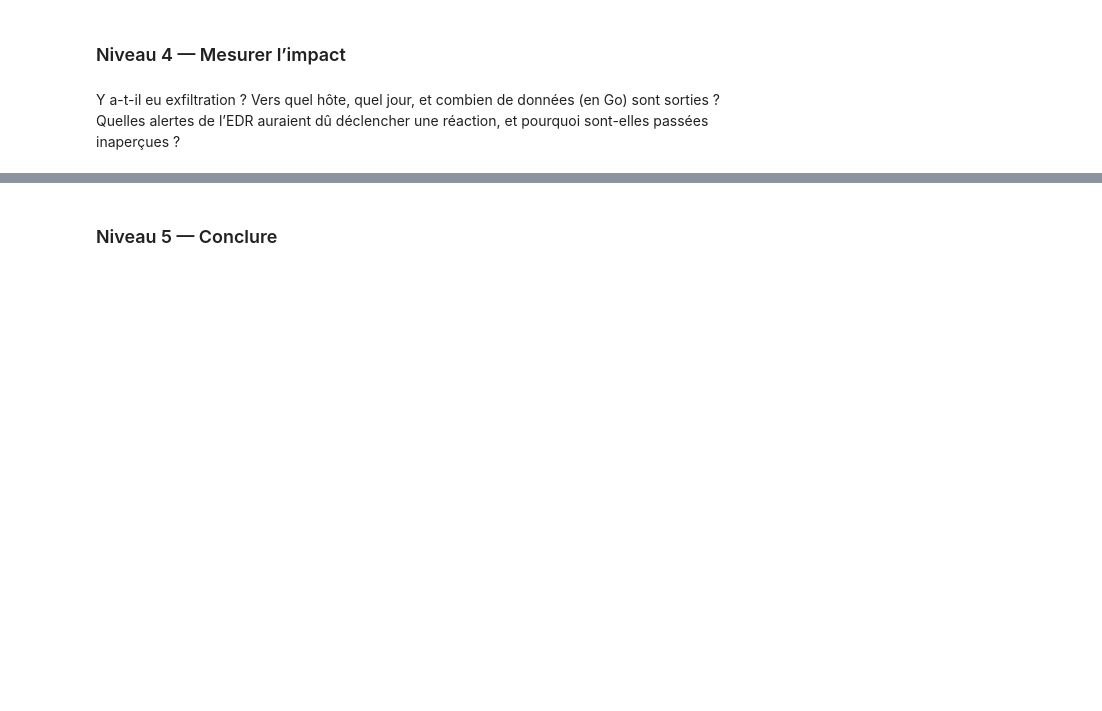
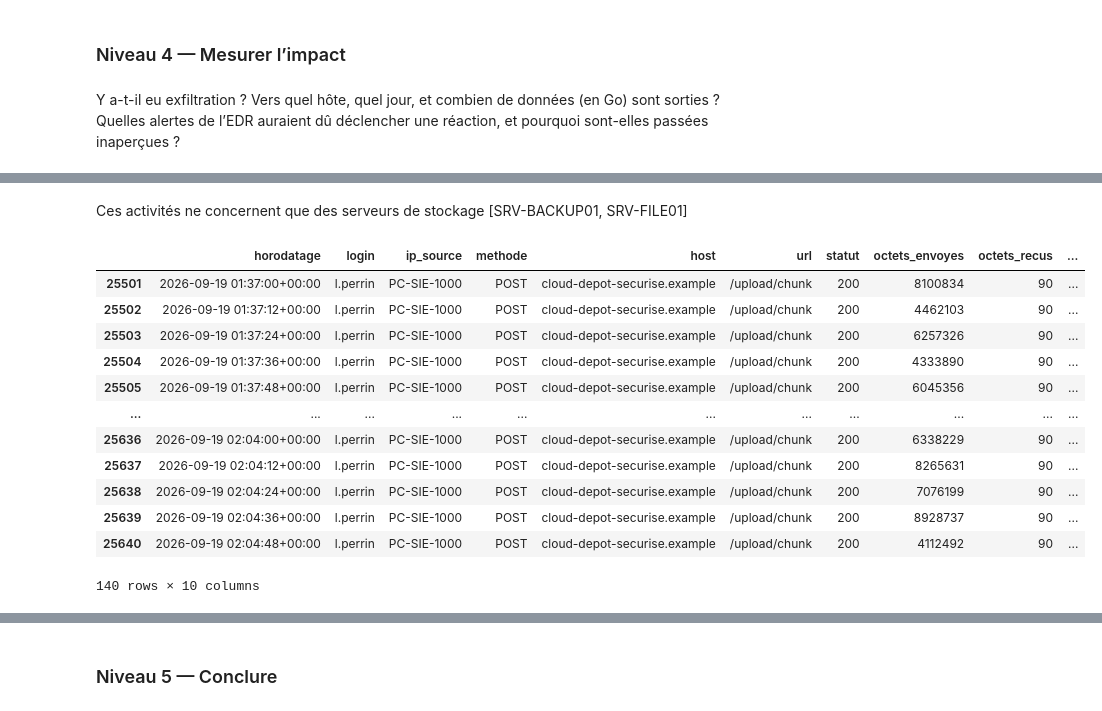
Before and after one commit to AaronRandrianarisona/projet_analyse_incident_securite, a Jupyter notebook: analyse_securite.ipynb, the cells around one changed output, grey strips where cells are left out. Drawn from its saved outputs; the diff is of its cells as text; code cells hidden in the pictures; blank space fills up the shorter version.

```diff
--- a/analyse_securite.ipynb
+++ b/analyse_securite.ipynb
@@ -762,0 +818,22 @@ Quelles alertes de l’EDR auraient dû déclencher une réaction, et pourquoi s
+# %% [markdown]
+Ces activités ne concernent que des serveurs de stockage [SRV-BACKUP01, SRV-FILE01]
+# %%
+# Indentifier l'exfiltration
+seuil_exfiltration = 1000000 # Mo
+masque_exfiltration = data['proxy']['octets_envoyes'] >= seuil_exfiltration
+traffic_suspect = data["proxy"][masque_exfiltration]
+traffic_suspect
+# %% [output]
+|  | horodatage | login | ip_source | methode | host | url | statut | octets_envoyes | octets_recus | ... |
+| 25501 | 2026-09-19 01:37:00+00:00 | l.perrin | PC-SIE-1000 | POST | cloud-depot-securise.example | /upload/chunk | 200 | 8100834 | 90 | ... |
+| 25502 | 2026-09-19 01:37:12+00:00 | l.perrin | PC-SIE-1000 | POST | cloud-depot-securise.example | /upload/chunk | 200 | 4462103 | 90 | ... |
+| 25503 | 2026-09-19 01:37:24+00:00 | l.perrin | PC-SIE-1000 | POST | cloud-depot-securise.example | /upload/chunk | 200 | 6257326 | 90 | ... |
+| 25504 | 2026-09-19 01:37:36+00:00 | l.perrin | PC-SIE-1000 | POST | cloud-depot-securise.example | /upload/chunk | 200 | 4333890 | 90 | ... |
+| 25505 | 2026-09-19 01:37:48+00:00 | l.perrin | PC-SIE-1000 | POST | cloud-depot-securise.example | /upload/chunk | 200 | 6045356 | 90 | ... |
+| ... | ... | ... | ... | ... | ... | ... | ... | ... | ... | ... |
+| 25636 | 2026-09-19 02:04:00+00:00 | l.perrin | PC-SIE-1000 | POST | cloud-depot-securise.example | /upload/chunk | 200 | 6338229 | 90 | ... |
+| 25637 | 2026-09-19 02:04:12+00:00 | l.perrin | PC-SIE-1000 | POST | cloud-depot-securise.example | /upload/chunk | 200 | 8265631 | 90 | ... |
+| 25638 | 2026-09-19 02:04:24+00:00 | l.perrin | PC-SIE-1000 | POST | cloud-depot-securise.example | /upload/chunk | 200 | 7076199 | 90 | ... |
+| 25639 | 2026-09-19 02:04:36+00:00 | l.perrin | PC-SIE-1000 | POST | cloud-depot-securise.example | /upload/chunk | 200 | 8928737 | 90 | ... |
+| 25640 | 2026-09-19 02:04:48+00:00 | l.perrin | PC-SIE-1000 | POST | cloud-depot-securise.example | /upload/chunk | 200 | 4112492 | 90 | ... |
+140 rows × 10 columns
```
Also changed, not shown: parts of 26 cells of this notebook.
